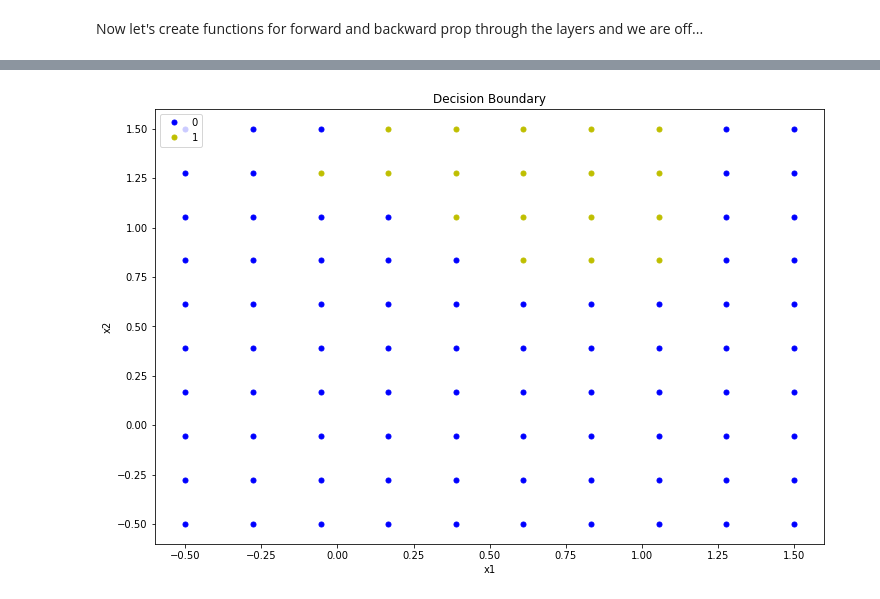
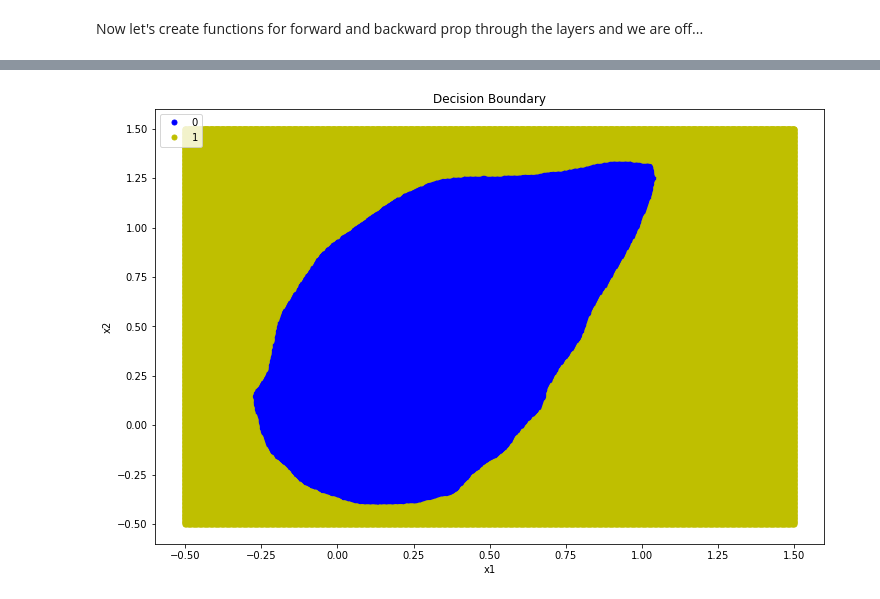
Before and after one commit to parita/4995-06-deep-learning-for-computer-vision, a Jupyter notebook: hw2/HW2_psp2133.ipynb, the cells around one changed output, grey strips where cells are left out. Cells and saved outputs as stored; diff of their text form; code cells hidden in the pictures.

```diff
--- a/hw2/HW2_psp2133.ipynb
+++ b/hw2/HW2_psp2133.ipynb
@@ -394,14 +404,15 @@ plot_boundary(new_X, new_y)
 # %%
 # Random initialization that works for network with 3 hidden units
 seed = int(np.random.rand(1) * 10000)
-# seed = 8879
-seed = 3581
+# seed = 3581
+# seed = 6524
+seed = 3528
 print("Random seed:", seed)
 np.random.seed(seed)
 
 # Network parameters
 batch_size = 50
-num_epochs = 10
+num_epochs = 200
 hidden_units = 16
 
 # Initialize network
@@ -413,7 +424,8 @@ data, labels, test_data, test_labels = split_data(X, y)
 
 # Train the network for 'num_epochs'
 for epoch in range(num_epochs):
-    train(net16, epoch, data, labels, batch_size, debug = False)
+    train(net16, epoch, data, labels, batch_size,
+          adaptive_lr = True, debug = True)
 
 test(net16, test_data, test_labels, batch_size, debug = True)
 # %% [output]
@@ -438,17 +463,17 @@ plot_boundary(new_X, new_y)
 # %%
 # Random initialization that works for network with 3 hidden units
 seed = int(np.random.rand(1) * 10000)
-seed = 2013
+seed = 3997
 print("Random seed:", seed)
 np.random.seed(seed)
 
 # Network parameters
 batch_size = 50
-num_epochs = 10
+num_epochs = 4
 hidden_units = 512
 
 # Initialize network
-net512 = Network(hidden_units = hidden_units, lr = 0.15,
+net512 = Network(hidden_units = hidden_units, lr = 0.10,
               batch_size = batch_size, debug = False)
 
 # Split Data into training and test sets
@@ -456,7 +481,8 @@ data, labels, test_data, test_labels = split_data(X, y)
 
 # Train the network for 'num_epochs'
 for epoch in range(num_epochs):
-    train(net512, epoch, data, labels, batch_size, debug = True)
+    train(net512, epoch, data, labels, batch_size,
+          adaptive_lr = True, debug = True)
     test(net512, test_data, test_labels, batch_size, debug = True)
 
 test(net512, test_data, test_labels, batch_size, debug = True)
@@ -668,7 +689,7 @@ def train_cce(net, epoch, data, labels, batch_size,
         train_acc.append(acc)
         net.backward(loss, batch_X, batch_y)
         if adaptive_lr:
-            lr = np.exp(-epoch * 0.001)
+            lr = np.exp(-epoch * 0.1)
         else:
             lr = None
         net.update_weights(lr)
@@ -793,6 +827,8 @@ seed = int(np.random.rand(1) * 10000)
 # seed = 2247
 # seed = 9928
 # seed = 3581
+# seed = 1386
+seed = 6118
 print("Random seed:", seed)
 np.random.seed(seed)
 
@@ -810,8 +846,9 @@ data, labels, test_data, test_labels = split_data(X, y)
 
 # Train the network for 'num_epochs'
 for epoch in range(num_epochs):
-    train(net512_cce, epoch, data, labels, batch_size, debug = True)
-    test(net512_cce, test_data, test_labels, batch_size, debug = True)
+    train(net512_cce, epoch, data, labels, batch_size,
+          adaptive_lr = True, debug = False)
+#     test(net512_cce, test_data, test_labels, batch_size, debug = True)
 
 test(net512_cce, test_data, test_labels, batch_size, debug = True)
 # %% [output]
@@ -835,16 +864,16 @@ Accuracy: 32.4
 # %%
-n = 10
+n = 500
 idx = np.linspace(-0.5, 1.5, n)
 x1, x2 = np.meshgrid(idx, idx)
 new_X = np.zeros((n*n, 2))
 new_X[:, 0] = x1.flatten()
 new_X[:, 1] = x2.flatten()
 
 new_y = net512_cce.predict(new_X)
 
 plot_boundary(new_X, new_y)
 # %% [output]
-[figure, old version]
+[figure, new version]
 # %%
 data = pd.DataFrame(np.zeros((6000, 4)), columns=['x1', 'x2', 'x3', 'y'])
 
```
Also changed, not shown: parts of 23 cells of this notebook, 13 other files.
